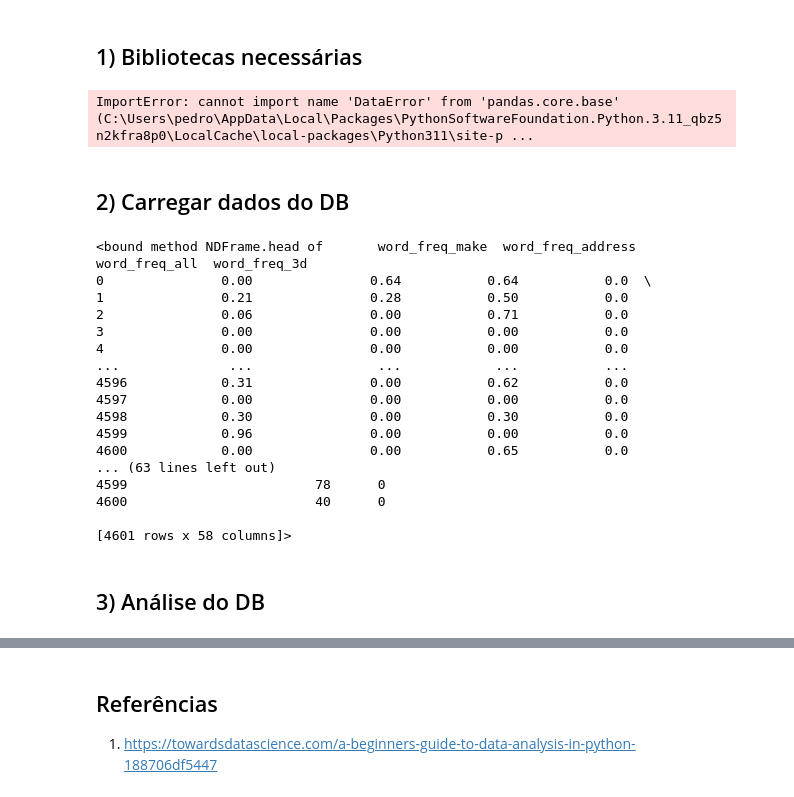
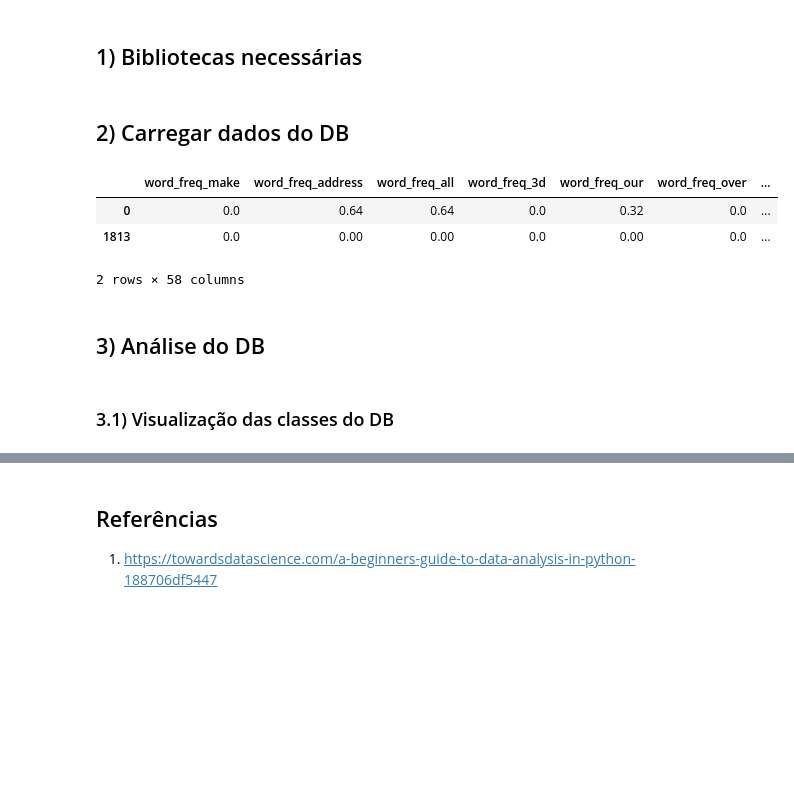
Before and after one commit to PHM-araujo/Machine-Learning, a Jupyter notebook: Practical_work/Spam_prediction.ipynb, the cells around one changed output, grey strips where cells are left out. Saved outputs shown, nothing was run; the diff lists cells and outputs as text; code cells hidden in the pictures; blank space fills up the shorter version.

```diff
--- a/Practical_work/Spam_prediction.ipynb
+++ b/Practical_work/Spam_prediction.ipynb
@@ -4,36 +4,39 @@
 ## 1) Bibliotecas necessárias
 # %%
 import pandas as pd
-import pandas_profiling as pp
+import plotly.offline as py
+import plotly.graph_objs as go
+import plotly.tools as tls
+import plotly.express as px
+import numpy as np
+import matplotlib.pyplot as plt
+import seaborn as sns
+import ydata_profiling as pp
 from sklearn.model_selection import train_test_split
 from sklearn import svm
 from sklearn import metrics
 from sklearn.metrics import confusion_matrix, ConfusionMatrixDisplay
+
+color = sns.color_palette()
+py.init_notebook_mode(connected=True)
-# %% [output]
-ImportError: cannot import name 'DataError' from 'pandas.core.base' (C:\Users\pedro\AppData\Local\Packages\PythonSoftwareFoundation.Python.3.11_qbz5n2kfra8p0\LocalCache\local-packages\Python311\site-p ...
 # %% [markdown]
 ## 2) Carregar dados do DB
 # %%
 nomes = ['word_freq_make', 'word_freq_address', 'word_freq_all', 'word_freq_3d', 'word_freq_our', 'word_freq_over', 'word_freq_remove', 'word_freq_internet', 'word_freq_order', 'word_freq_mail', 'word_freq_receive', 'word_freq_will', 'word_freq_people', 'word_freq_report', 'word_freq_addresses', 'word_freq_free', 'word_freq_business', 'word_freq_email', 'word_freq_you', 'word_freq_credit', 'word_freq_your',	'word_freq_font', 'word_freq_000', 'word_freq_money', 'word_freq_hp', 'word_freq_hpl',	'word_freq_george',	'word_freq_650', 'word_freq_lab', 'word_freq_labs', 'word_freq_telnet', 'word_freq_857', 'word_freq_data', 'word_freq_415', 'word_freq_85', 'word_freq_technology',	'word_freq_1999', 'word_freq_parts', 'word_freq_pm', 'word_freq_direct', 'word_freq_cs', 'word_freq_meeting', 'word_freq_original', 'word_freq_project', 'word_freq_re', 'word_freq_edu', 'word_freq_table', 'word_freq_conference', 'char_freq_%3B', 'char_freq_%28', 'char_freq_%5B', 'char_freq_%21', 'char_freq_%24', 'char_freq_%23', 'capital_run_length_average', 'capital_run_length_longest', 'capital_run_length_total', 'class']
 
 spam = pd.read_csv("./spambase.data", names=nomes)
+
+spam.isnull().sum()
+
+
+data = spam.drop_duplicates(subset ="class")
+data
 # %% [output]
+|  | word_freq_make | word_freq_address | word_freq_all | word_freq_3d | word_freq_our | word_freq_over | ... |
+| 0 | 0.0 | 0.64 | 0.64 | 0.0 | 0.32 | 0.0 | ... |
+| 1813 | 0.0 | 0.00 | 0.00 | 0.0 | 0.00 | 0.0 | ... |
-<bound method NDFrame.head of       word_freq_make  word_freq_address  word_freq_all  word_freq_3d
-0               0.00               0.64           0.64           0.0  \
-1               0.21               0.28           0.50           0.0
-2               0.06               0.00           0.71           0.0
-3               0.00               0.00           0.00           0.0
-4               0.00               0.00           0.00           0.0
-...              ...                ...            ...           ...
-4596            0.31               0.00           0.62           0.0
-4597            0.00               0.00           0.00           0.0
-4598            0.30               0.00           0.30           0.0
-4599            0.96               0.00           0.00           0.0
-4600            0.00               0.00           0.65           0.0
-... (63 lines left out)
-4599                        78      0
-4600                        40      0
-
-[4601 rows x 58 columns]>
+2 rows × 58 columns
 # %% [markdown]
 ## 3) Análise do DB
+# %% [markdown]
+### 3.1) Visualização das classes do DB
```
Also changed, not shown: parts of 5 cells of this notebook.
